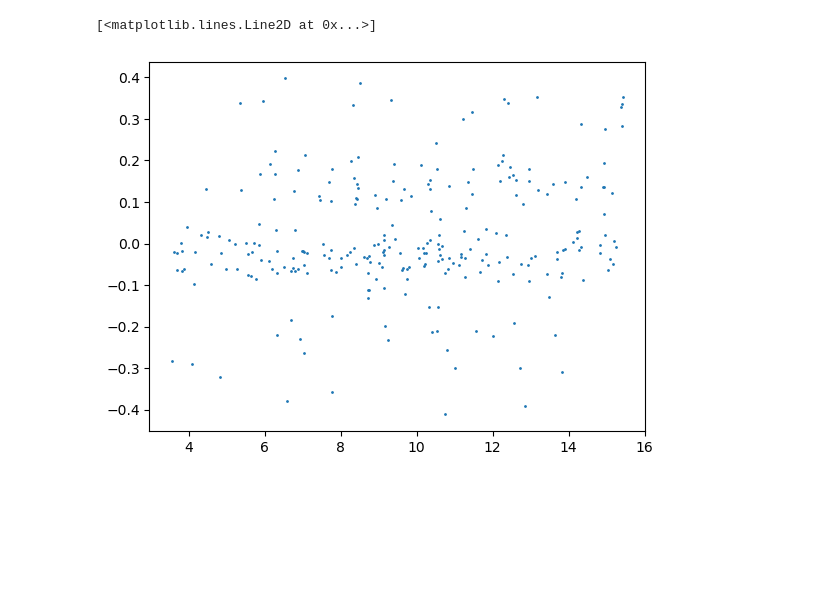
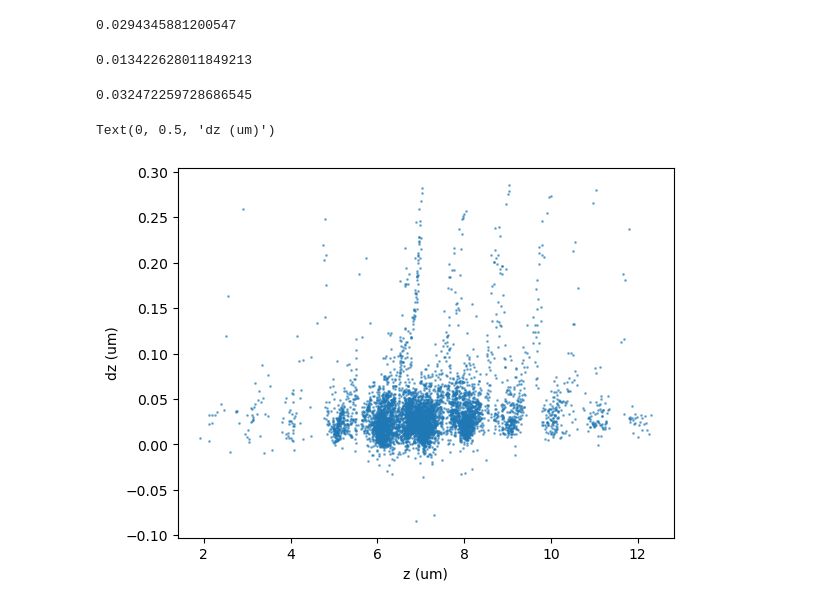
Before and after one commit to NessLfy/loop_extrusion_contact_dynamics, a Jupyter notebook: scratchpad/test_results_matrigel.ipynb, the cells around one changed output. Drawn from its saved outputs; the diff is of its cells as text; code cells hidden in the pictures; blank space fills up the shorter version.

```diff
--- a/scratchpad/test_results_matrigel.ipynb
+++ b/scratchpad/test_results_matrigel.ipynb
@@ -11,9 +13,11 @@ import correction_utils as cor
 # %%
 df_comb = []
-for path in glob('../df_filtereddf_filtereds/20240516_beads_matrigel/*_matched_*.csv'):
+for path in glob('runs/20240529_beads/detections_matched/detections_matched_*.csv'):
     df_temp = pd.read_csv(path)
     df_temp['file'] = path
-    df_temp['image'] = path.split('_')[9]
+    df_temp['image'] = path.split('_')[11]
+    df_temp['smoothing'] = path.split('_')[-1].strip('.csv')
+    df_temp['crop_size'] = path.split('_')[-3]
     df_comb.append(df_temp)
 
 df = pd.concat(df_comb)
@@ -48,6 +80,20 @@ df.dz.mean()
+# %%
+np.mean(np.abs(df.dx))
+# %% [output]
+0.0294345881200547
+# %%
+np.mean(np.abs(df.dy))
+# %% [output]
+0.013422628011849213
+# %%
+np.mean(np.abs(df.dz))
+# %% [output]
+0.032472259728686545
 # %%
 
-plt.plot(df['z_fitted'], df['dz'], 'o', markersize=1)
+plt.plot(df['z_fitted'], df['dz'], 'o', markersize=1,alpha=0.5)
+plt.xlabel('z (um)')
+plt.ylabel('dz (um)')
 # %% [output]
-[<matplotlib.lines.Line2D at 0x...>]
+Text(0, 0.5, 'dz (um)')
-[figure, old version]
+[figure, new version]
```
Also changed, not shown: parts of 62 cells of this notebook, 1 other file.
